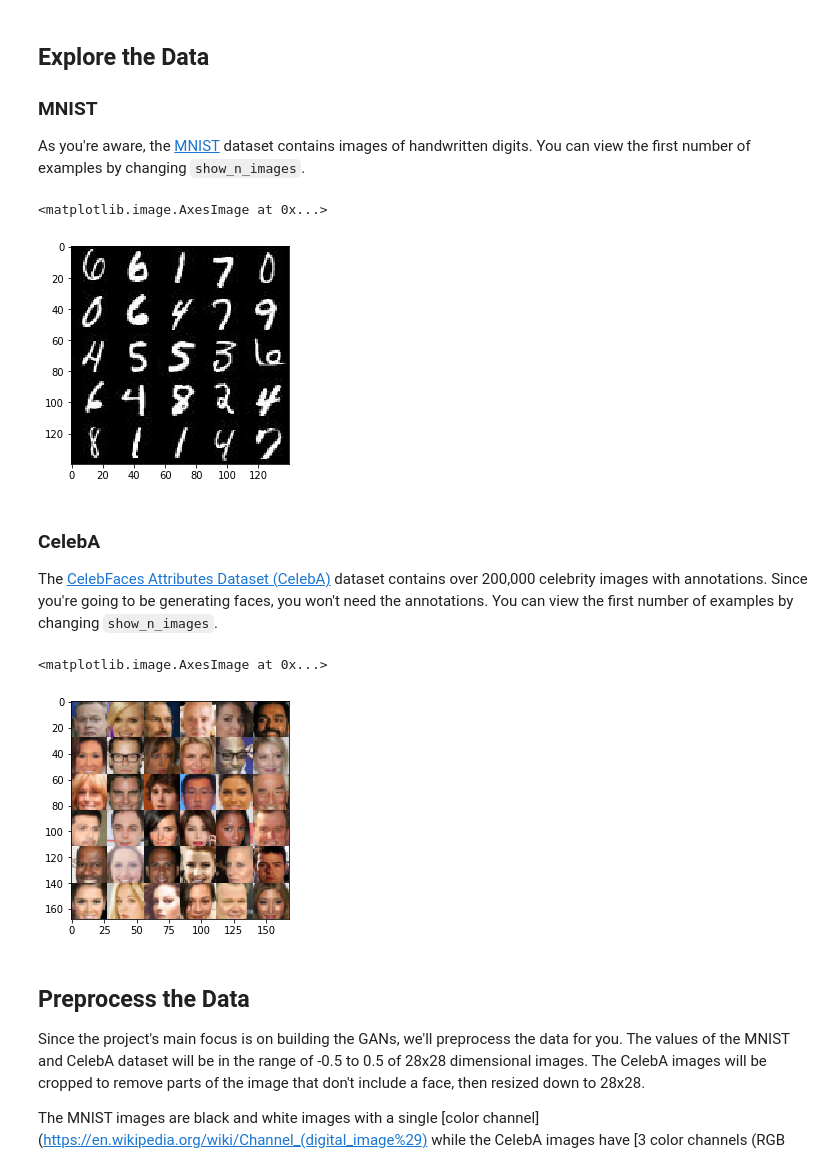
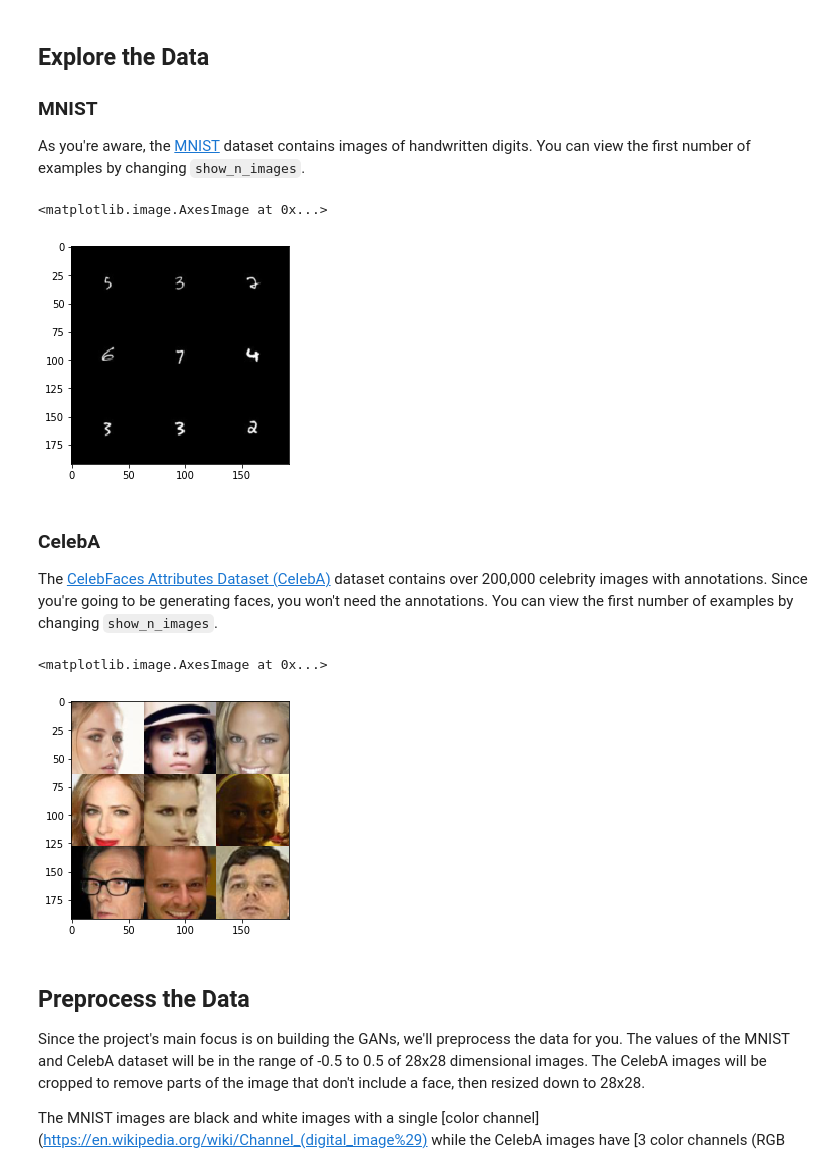
Before and after one commit to manankshastri/Face-Generation, a Jupyter notebook: dlnd_face_generation.ipynb, the cells around one changed output. Drawn from its saved outputs; the diff is of its cells as text; code cells hidden in the pictures.

```diff
--- a/dlnd_face_generation.ipynb
+++ b/dlnd_face_generation.ipynb
@@ -10,8 +10,9 @@ Since the celebA dataset is complex and you're doing GANs in a project for the f
 
 If you're using [FloydHub](https://www.floydhub.com/), set `data_dir` to "/input" and use the [FloydHub data ID](http://docs.floydhub.com/home/using_datasets/) "R5KrjnANiKVhLWAkpXhNBe".
 # %%
-data_dir = '/data'
+data_dir = 'data'
 !pip install matplotlib==2.0.2
+!pip install tqdm
 # FloydHub - Use with data ID "R5KrjnANiKVhLWAkpXhNBe"
 #data_dir = '/input'
 
@@ -40,7 +43,7 @@ Found celeba Data
 ### MNIST
 As you're aware, the [MNIST](http://yann.lecun.com/exdb/mnist/) dataset contains images of handwritten digits. You can view the first number of examples by changing `show_n_images`.
 # %%
-show_n_images = 30
+show_n_images = 9
 
 """
 DON'T MODIFY ANYTHING IN THIS CELL
@@ -50,25 +53,25 @@ import os
 from glob import glob
 from matplotlib import pyplot
 
-mnist_images = helper.get_batch(glob(os.path.join(data_dir, 'mnist/*.jpg'))[:show_n_images], 28, 28, 'L')
+mnist_images = helper.get_batch(glob(os.path.join(data_dir, 'mnist/*.jpg'))[:show_n_images], 64, 64, 'L')
 pyplot.imshow(helper.images_square_grid(mnist_images, 'L'), cmap='gray')
 # %% [output]
 <matplotlib.image.AxesImage at 0x...>
-[figure, old version]
+[figure, new version]
 # %% [markdown]
 ### CelebA
 The [CelebFaces Attributes Dataset (CelebA)](http://mmlab.ie.cuhk.edu.hk/projects/CelebA.html) dataset contains over 200,000 celebrity images with annotations.  Since you're going to be generating faces, you won't need the annotations.  You can view the first number of examples by changing `show_n_images`.
 # %%
-show_n_images = 36
+show_n_images = 9
 
 """
 DON'T MODIFY ANYTHING IN THIS CELL
 """
-mnist_images = helper.get_batch(glob(os.path.join(data_dir, 'img_align_celeba/*.jpg'))[:show_n_images], 28, 28, 'RGB')
+mnist_images = helper.get_batch(glob(os.path.join(data_dir, 'img_align_celeba/*.jpg'))[:show_n_images], 64, 64, 'RGB')
 pyplot.imshow(helper.images_square_grid(mnist_images, 'RGB'))
 # %% [output]
 <matplotlib.image.AxesImage at 0x...>
-[figure, old version]
+[figure, new version]
 # %% [markdown]
 ## Preprocess the Data
 Since the project's main focus is on building the GANs, we'll preprocess the data for you.  The values of the MNIST and CelebA dataset will be in the range of -0.5 to 0.5 of 28x28 dimensional images.  The CelebA images will be cropped to remove parts of the image that don't include a face, then resized down to 28x28.
```
Also changed, not shown: parts of 7 cells of this notebook, 1 other file.
